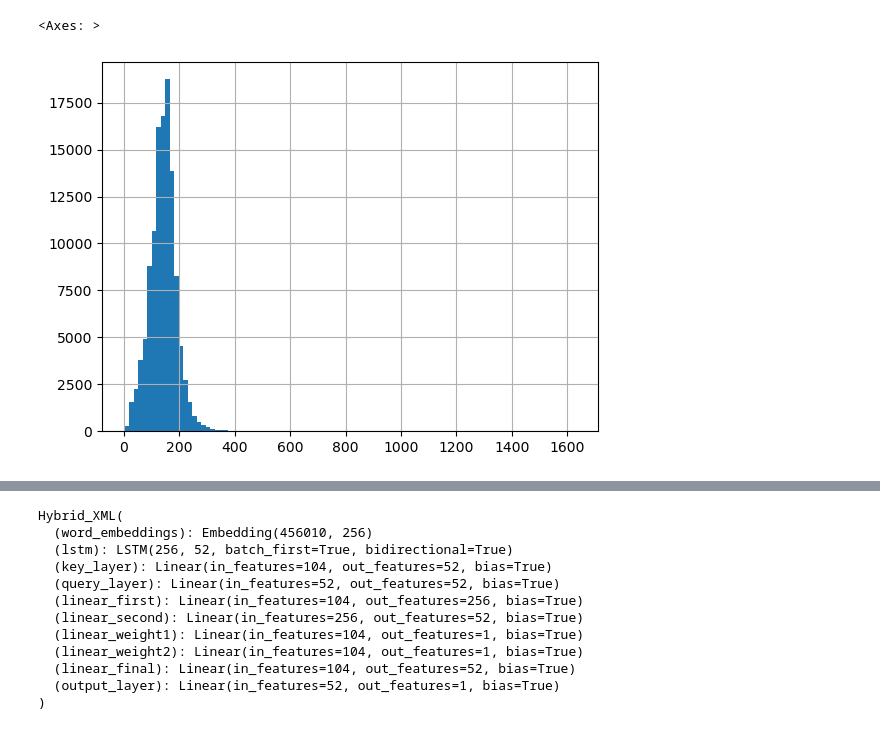
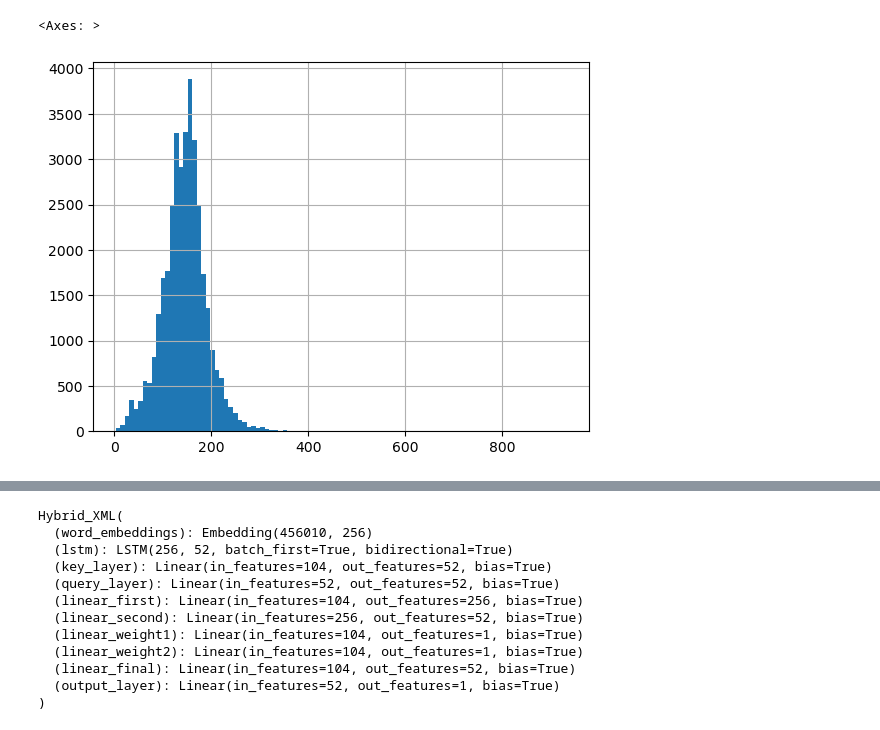
Before and after one commit to rvdb7345/ArticleClassifier, a Jupyter notebook: src/data_preparation/XML_embedding.ipynb, the cells around one changed output, grey strips where cells are left out. Drawn from its saved outputs; the diff is of its cells as text; code cells hidden in the pictures.

Commit message:
big update including open_source dataset processing

```diff
--- a/src/data_preparation/XML_embedding.ipynb
+++ b/src/data_preparation/XML_embedding.ipynb
@@ -137,29 +119,30 @@ start_time = timeit.default_timer()
 loc_dict = {
     'processed_csv': cc_path('data/processed/canary/articles_cleaned.csv'),
     'abstract_embeddings': cc_path('data/processed/canary/embeddings_fasttext_20230410.csv'),
-    'keyword_network': cc_path('data/processed/canary/keyword_network.pickle'),
+    'keyword_network': cc_path('data/processed/canary/keyword_network_weighted.pickle'),
     'author_network': cc_path('data/processed/canary/author_network.pickle')
 }
 data_loader = DataLoader(loc_dict)
 processed_df = data_loader.load_processed_csv()
 
-embedding_df = data_loader.load_embeddings_csv()
-embedding_df['pui'] = embedding_df['pui'].astype(str)
 processed_df['pui'] = processed_df['pui'].astype(str)
 
-embedding_df[embedding_df.columns.difference(['pui'])] = \
-    (embedding_df[embedding_df.columns.difference(['pui'])] -
-     embedding_df[embedding_df.columns.difference(['pui'])].mean()) / \
-    embedding_df[embedding_df.columns.difference(['pui'])].std()
 
 label_columns = processed_df.loc[:, ~processed_df.columns.isin(
     ['file_name', 'title', 'keywords', 'abstract', 'abstract_2', 'authors', 'organization', 'chemicals',
-     'num_refs', 'date-delivered', 'labels_m', 'labels_a', 'Unnamed 0:'])]
+     'num_refs', 'date-delivered', 'labels_m', 'labels_a'])]
+label_columns.loc[:, label_columns.columns.difference(['pui'])] = label_columns.loc[
+                                                                  :, label_columns.columns.difference(['pui'])].astype(str)
 
-label_columns = label_columns[label_columns.pui.isin(embedding_df.pui)].reset_index(drop=True)
-abstracts_df = processed_df.loc[processed_df.pui.isin(label_columns.pui), ['pui', 'abstract']].reset_index(drop=True)
+with open(cc_path(f'data/train_indices.txt')) as f:
+    train_puis = f.read().splitlines()
+with open(cc_path(f'data/val_indices.txt')) as f:
+    val_puis = f.read().splitlines()
+with open(cc_path(f'data/test_indices.txt')) as f:
+    test_puis = f.read().splitlines()
 
-train_indices, test_indices = train_test_split(range(len(label_columns)), test_size=0.2, random_state=0)
+processed_df['str_keywords'] = processed_df['keywords'].str.replace('[', ' ').str.replace(']', ' ').str.replace(', ', ' ').str.replace("'", '')
+processed_df['embedding_text'] = processed_df['title'] + processed_df['str_keywords'] + processed_df['abstract']
 # %% [output]
 --------------------------------------------------
 Loading data...
@@ -167,0 +154,4 @@ abstracts_df['abstract'] = abstracts_df['abstract'].apply(lambda x: [int(word_id
+# %%
+train_set = processed_df[processed_df.pui.isin(train_puis)]
+val_set = processed_df[processed_df.pui.isin(val_puis)]
+test_set = processed_df[processed_df.pui.isin(test_puis)]
@@ -167,0 +172,5 @@ abstracts_df['abstract'] = abstracts_df['abstract'].apply(lambda x: [int(word_id
+# %%
+# processed_df['embedding_text'] = processed_df['embedding_text'].apply(lambda x: [int(word_idx_dict[word]) for word in x.split(' ')])
+train_set['abstract'] = train_set['abstract'].apply(lambda x: [int(word_idx_dict[word]) for word in x.split(' ')])
+val_set['abstract'] = val_set['abstract'].apply(lambda x: [int(word_idx_dict[word]) for word in x.split(' ')])
+test_set['abstract'] = test_set['abstract'].apply(lambda x: [int(word_idx_dict[word]) for word in x.split(' ')])
@@ -168,7 +193,7 @@ abstracts_df['abstract'] = abstracts_df['abstract'].apply(lambda x: [int(word_id
 # %%
-abstracts_df['abstract'].apply(len).hist(bins=100)
+train_set['abstract'].apply(len).hist(bins=100)
 # %% [output]
 <Axes: >
-[figure, old version]
+[figure, new version]
 # %%
 set_width = 200
```
Also changed, not shown: parts of 15 cells of this notebook, 33 other files.
